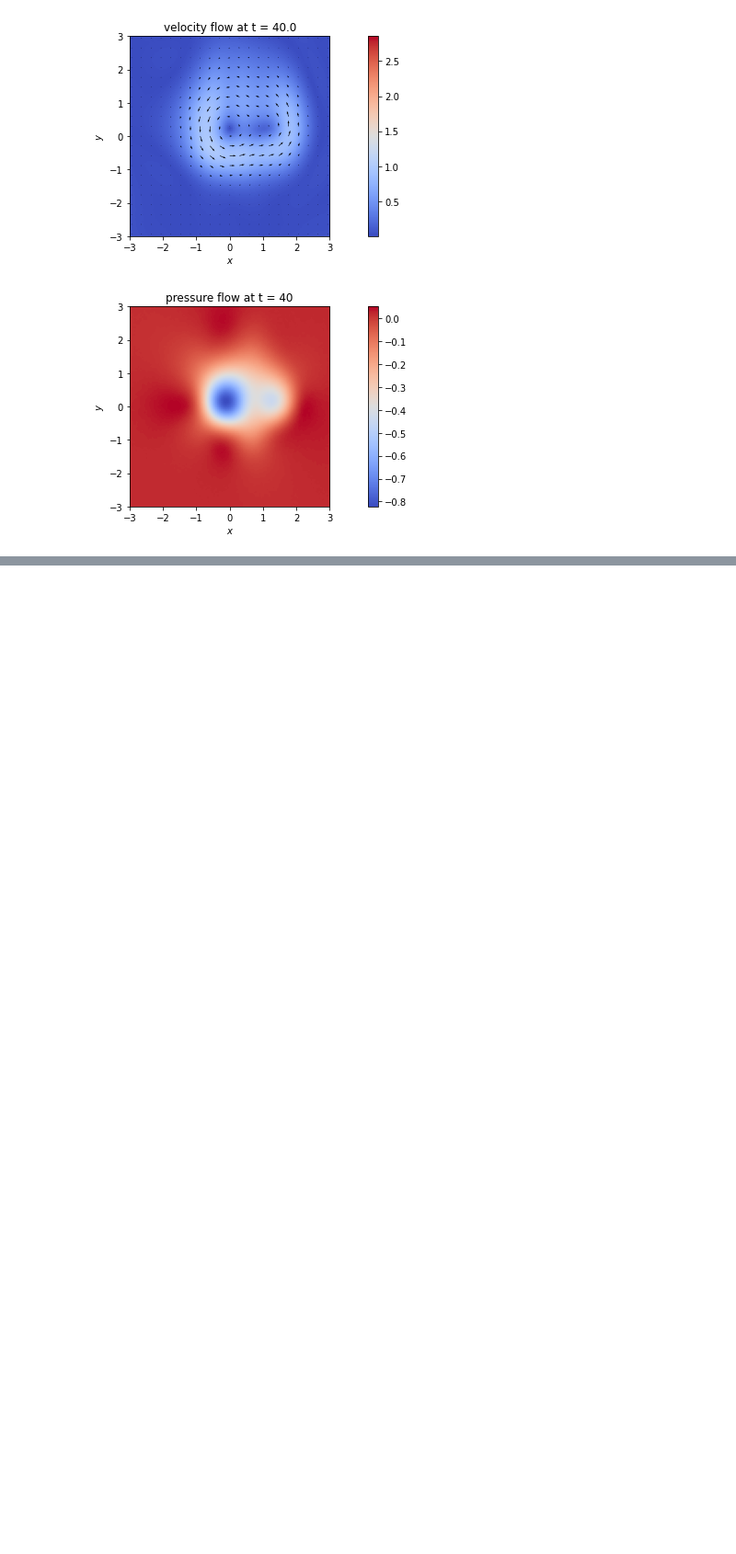
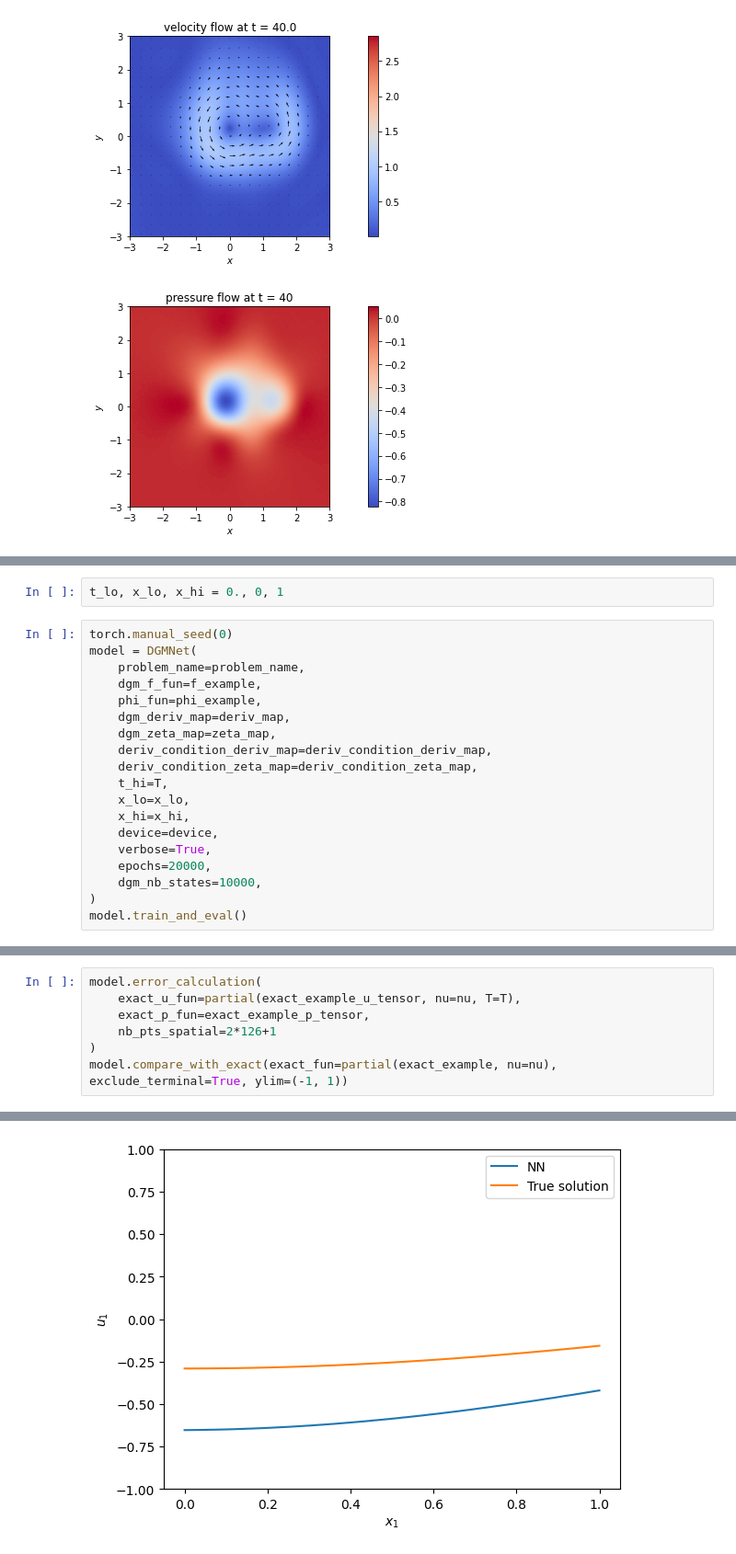
Before and after one commit to nguwijy/deep_branching_with_domain, a Jupyter notebook: notebooks/deep_navier_stokes.ipynb, the cells around one changed output, grey strips where cells are left out. Shown at 92% size. Cells and saved outputs as stored; diff of their text form; blank space fills up the shorter version.

```diff
--- a/notebooks/deep_navier_stokes.ipynb
+++ b/notebooks/deep_navier_stokes.ipynb
@@ -1111,0 +1213,21 @@ Finally, we show the gif of simulated flow.
+# %%
+t_lo, x_lo, x_hi = 0., 0, 1
+# %%
+torch.manual_seed(0)
+model = DGMNet(
+    problem_name=problem_name,
+    dgm_f_fun=f_example,
+    phi_fun=phi_example,
+    dgm_deriv_map=deriv_map,
+    dgm_zeta_map=zeta_map,
+    deriv_condition_deriv_map=deriv_condition_deriv_map,
+    deriv_condition_zeta_map=deriv_condition_zeta_map,
+    t_hi=T,
+    x_lo=x_lo,
+    x_hi=x_hi,
+    device=device,
+    verbose=True,
+    epochs=20000,
+    dgm_nb_states=10000,
+)
+model.train_and_eval()
@@ -1111,0 +1252,8 @@ Finally, we show the gif of simulated flow.
+# %%
+model.error_calculation(
+    exact_u_fun=partial(exact_example_u_tensor, nu=nu, T=T),
+    exact_p_fun=exact_example_p_tensor,
+    nb_pts_spatial=2*126+1
+)
+model.compare_with_exact(exact_fun=partial(exact_example, nu=nu), exclude_terminal=True, ylim=(-1, 1))
+# %% [output]
@@ -1111,0 +1277 @@ Finally, we show the gif of simulated flow.
+[figure, added]
```
Also changed, not shown: parts of 26 cells of this notebook, 1 other file.
